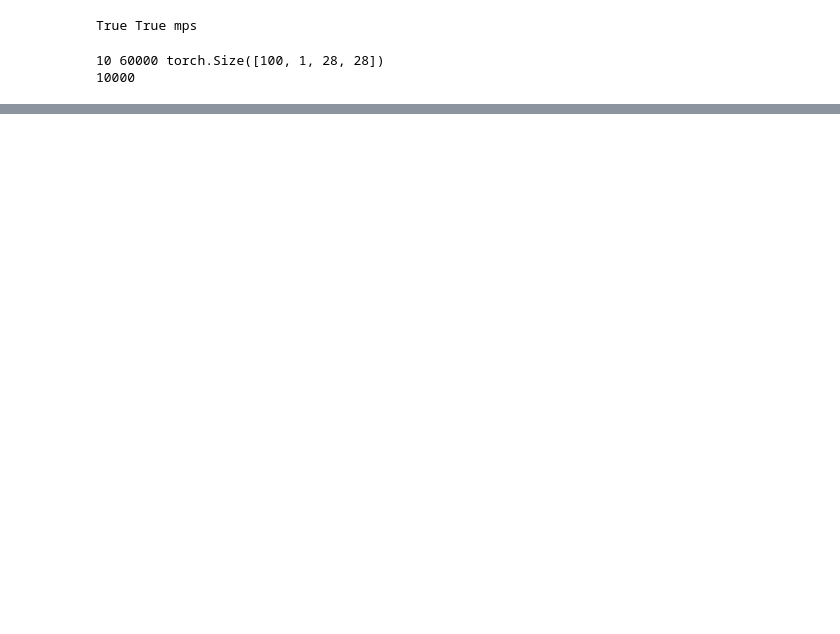
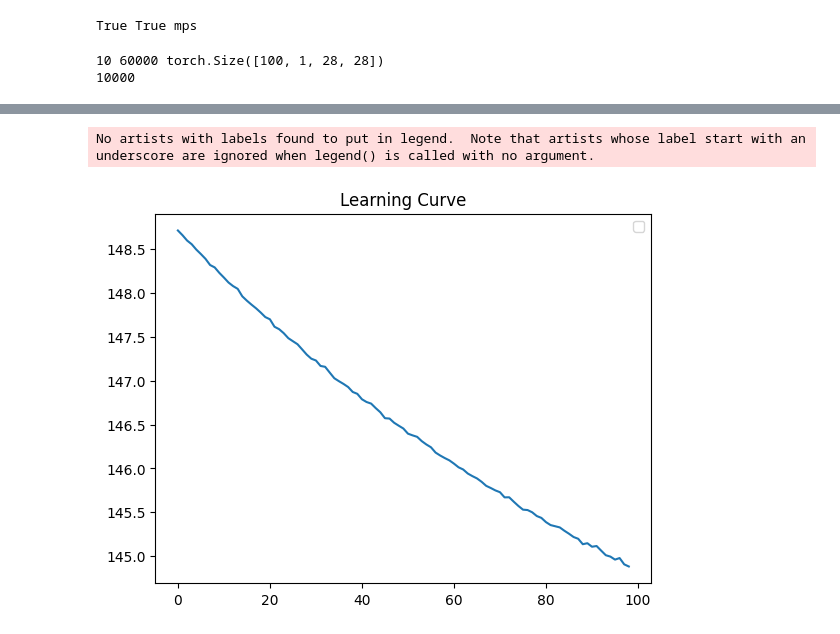
Before and after one commit to cnhzgb/MachineL, a Jupyter notebook: VAE_Linear_MNIST.ipynb, the cells around one changed output, grey strips where cells are left out. Saved outputs shown, nothing was run; the diff lists cells and outputs as text; code cells hidden in the pictures; blank space fills up the shorter version.

```diff
--- a/VAE_Linear_MNIST.ipynb
+++ b/VAE_Linear_MNIST.ipynb
@@ -41,25 +46,35 @@ class Net(nn.Module):
     self.encoder = nn.Sequential(nn.Linear(28*28,256), nn.ReLU(), nn.Linear(256, 2*2))
     self.decoder = nn.Sequential(nn.Linear(2,256), nn.ReLU(), nn.Linear(256, 28*28), nn.Sigmoid())
 
-  def reparam(self, mu, logvar):
-    epsilon = torch.randn_like(mu)
-    return mu + epsilon * torch.exp(logvar/2)
+  def reparam(self, mean, logvar):
+    epsilon = torch.randn_like(mean)
+    return mean + epsilon * torch.exp(logvar/2)
+
+  def kl_loss(self, mean, logvar):
+    return ((mean**2 + logvar.exp() - 1 - logvar) / 2).mean()
+
+  def gen_loss(self, gen_img, img):
+    return nn.BCELoss(size_average=False)(gen_img, img) / img.size(0)
 
   def forward(self, x):
     x = x.view(x.shape[0], -1) # ,28*28
     h = self.encoder(x) # ,2*2
-    mu, logvar = h.chunk(2, dim=1) # ,2  + ,2
-    h = self.reparam(mu, logvar) #,2
+    mean, logvar = h.chunk(2, dim=1) # ,2  + ,2
+    h = self.reparam(mean, logvar) #,2
     out = self.decoder(h)
     out = rearrange(out, 'b (h w) -> b 1 h w', h=28)
-    return out, mu, logvar
+    return out, mean, logvar
 
 model = Net().to(device)
 #print(model)
 model_cpu = Net().to("cpu")
 #summary(model_cpu, (28,28))
+optimizer = torch.optim.Adam(model.parameters(), lr = 1e-4)
 
-kl_loss = lambda mu, logvar : -0.5*torch.sum(1+logvar-mu.pow(2)-logvar.exp())
-gen_loss = lambda gen, x : F.binary_cross_entropy(gen, x, size_average=False)
-optimizer = torch.optim.Adam(model.parameters(), lr = 1e-4)
+if os.path.exists(check_point_path):
+  checkpoint = torch.load(check_point_path)
+  model.load_state_dict(checkpoint['model_state'])
+  optimizer.load_state_dict(checkpoint['optimizer_state'])
+  epoch_cnt = checkpoint['epoch_cnt']
+  total_loss = checkpoint['total_loss']
 # %%
@@ -108,0 +124,15 @@ epoch:3 batch:599 loss:-51072.96 mean:-52945.76 time:3.3
+# %%
+checkpoint = {
+    'model_state': model.state_dict(),
+    'optimizer_state': optimizer.state_dict(),
+    'epoch_cnt' : epoch_cnt,
+    'total_loss' : total_loss
+}
+torch.save(checkpoint, check_point_path)
+
+plt.plot(total_loss)
+plt.title("Learning Curve")
+plt.legend();
+# %% [output]
+No artists with labels found to put in legend.  Note that artists whose label start with an underscore are ignored when legend() is called with no argument.
+[figure, added]
```
Also changed, not shown: parts of 4 cells of this notebook.
